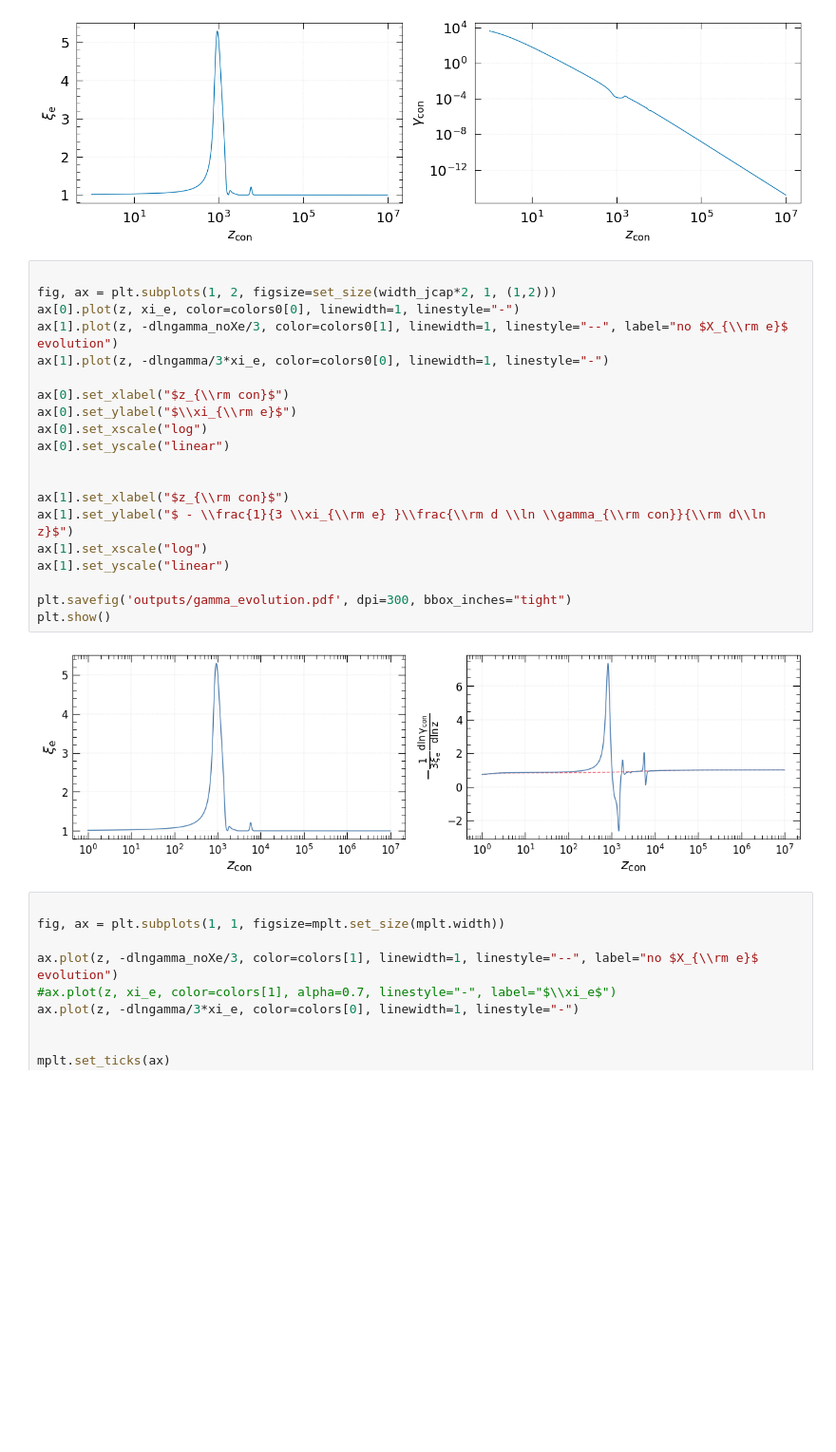
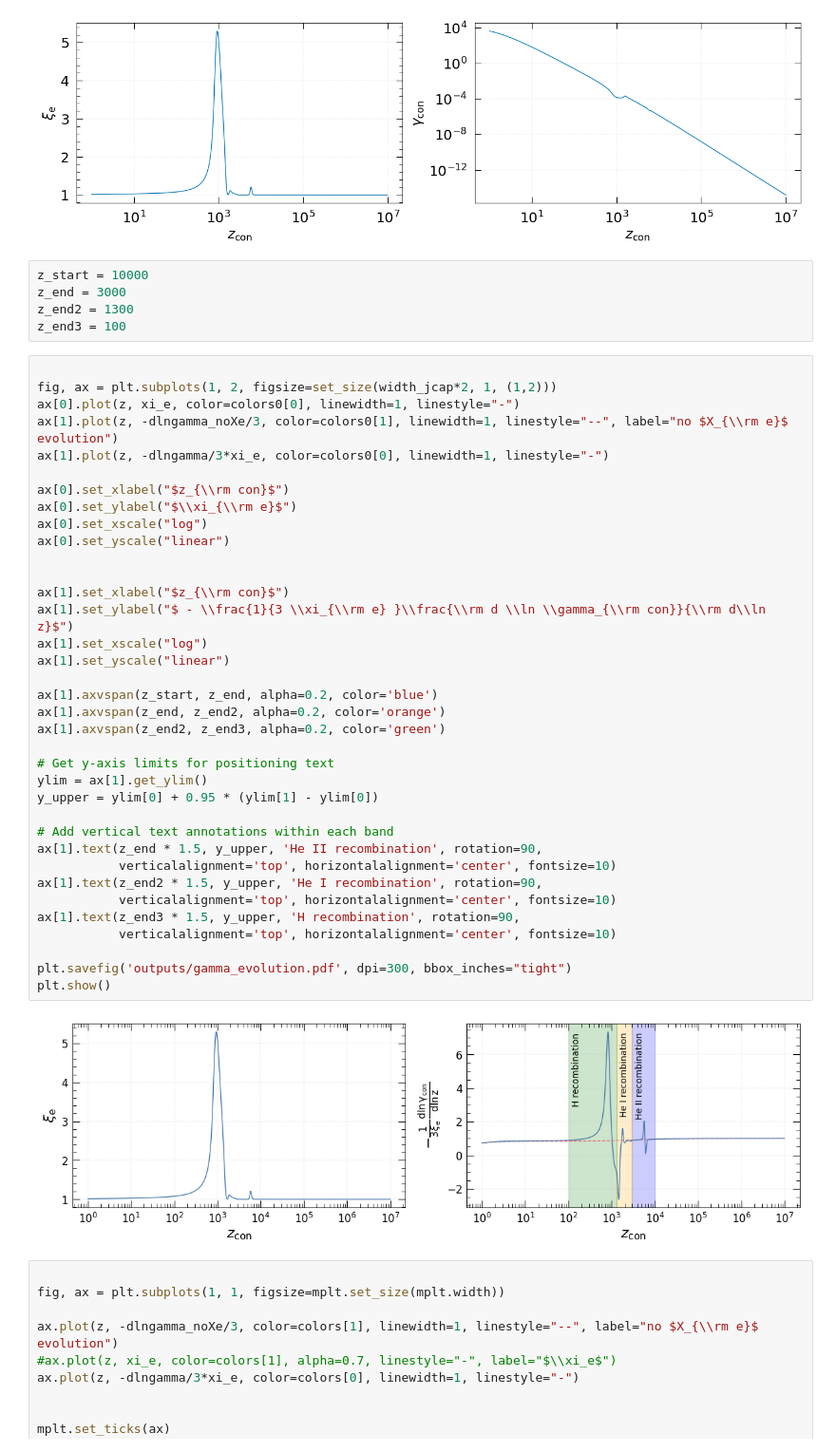
Before and after one commit to Sareva00/Photon_conversion, a Jupyter notebook: gamma_evolution.ipynb, the cells around one changed output. Shown at 95% size. Cells and saved outputs as stored; diff of their text form; blank space fills up the shorter version.

Commit message:
introducing recombination epochs in the plot

```diff
--- a/gamma_evolution.ipynb
+++ b/gamma_evolution.ipynb
@@ -107,28 +107,49 @@ plt.tight_layout()
 plt.show()
 # %% [output]
 [figure]
+# %%
+z_start = 10000
+z_end = 3000
+z_end2 = 1300
+z_end3 = 100
 # %%
 
 fig, ax = plt.subplots(1, 2, figsize=set_size(width_jcap*2, 1, (1,2)))
 ax[0].plot(z, xi_e, color=colors0[0], linewidth=1, linestyle="-")
 ax[1].plot(z, -dlngamma_noXe/3, color=colors0[1], linewidth=1, linestyle="--", label="no $X_{\\rm e}$ evolution")
 ax[1].plot(z, -dlngamma/3*xi_e, color=colors0[0], linewidth=1, linestyle="-")
 
 ax[0].set_xlabel("$z_{\\rm con}$")
 ax[0].set_ylabel("$\\xi_{\\rm e}$")
 ax[0].set_xscale("log")
 ax[0].set_yscale("linear")
 
 
 ax[1].set_xlabel("$z_{\\rm con}$")
 ax[1].set_ylabel("$ - \\frac{1}{3 \\xi_{\\rm e} }\\frac{\\rm d \\ln \\gamma_{\\rm con}}{\\rm d\\ln z}$")
 ax[1].set_xscale("log")
 ax[1].set_yscale("linear")
 
+ax[1].axvspan(z_start, z_end, alpha=0.2, color='blue')
+ax[1].axvspan(z_end, z_end2, alpha=0.2, color='orange')
+ax[1].axvspan(z_end2, z_end3, alpha=0.2, color='green')
+
+# Get y-axis limits for positioning text
+ylim = ax[1].get_ylim()
+y_upper = ylim[0] + 0.95 * (ylim[1] - ylim[0])
+
+# Add vertical text annotations within each band
+ax[1].text(z_end * 1.5, y_upper, 'He II recombination', rotation=90,
+           verticalalignment='top', horizontalalignment='center', fontsize=10)
+ax[1].text(z_end2 * 1.5, y_upper, 'He I recombination', rotation=90,
+           verticalalignment='top', horizontalalignment='center', fontsize=10)
+ax[1].text(z_end3 * 1.5, y_upper, 'H recombination', rotation=90,
+           verticalalignment='top', horizontalalignment='center', fontsize=10)
+
 plt.savefig('outputs/gamma_evolution.pdf', dpi=300, bbox_inches="tight")
 plt.show()
 # %% [output]
-[figure, old version]
+[figure, new version]
 # %%
 
 fig, ax = plt.subplots(1, 1, figsize=mplt.set_size(mplt.width))
```
